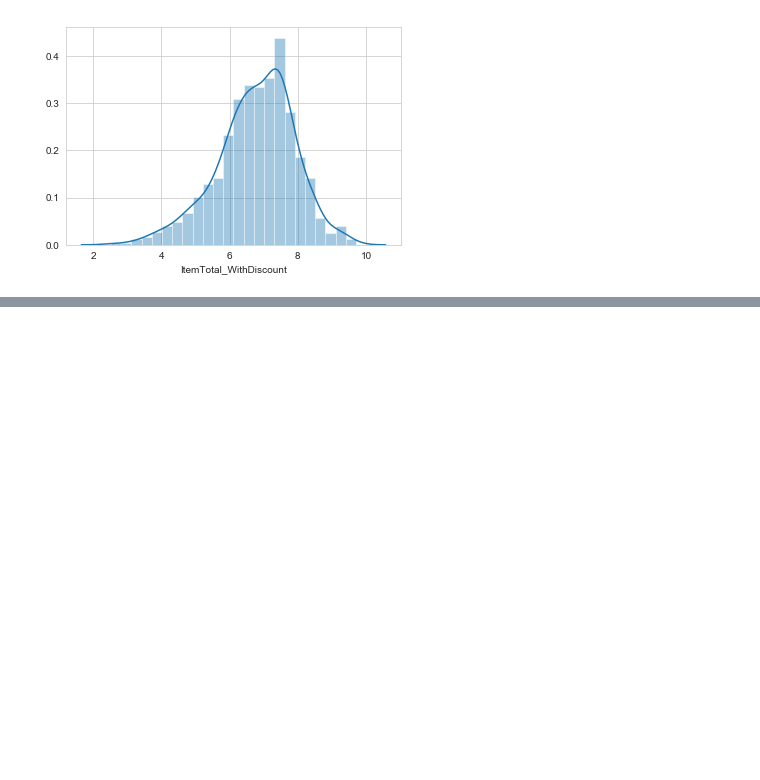
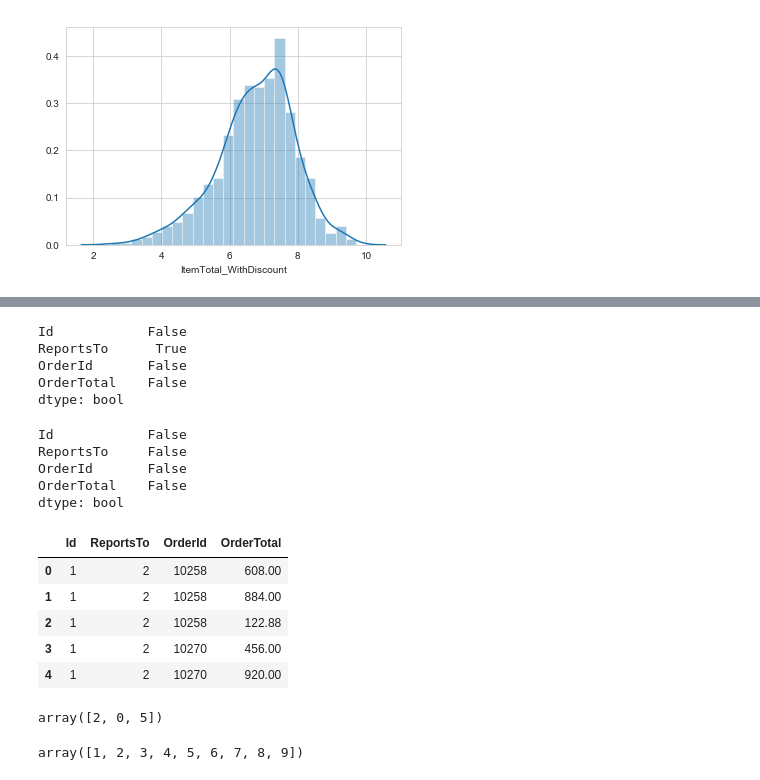
Before and after one commit to akelly66/Flatiron-School, a Jupyter notebook: Mod03/Mod03-Final-Project/Mod03 Final Project.ipynb, the cells around one changed output, grey strips where cells are left out. Saved outputs shown, nothing was run; the diff lists cells and outputs as text; code cells hidden in the pictures; blank space fills up the shorter version.

```diff
--- a/Mod03/Mod03-Final-Project/Mod03 Final Project.ipynb
+++ b/Mod03/Mod03-Final-Project/Mod03 Final Project.ipynb
@@ -449,0 +504,35 @@ countries =  list(total_by_country.ShipCountry.unique())
+# %%
+employee_groups_df.isna().any()
+# %% [output]
+Id            False
+ReportsTo      True
+OrderId       False
+OrderTotal    False
+dtype: bool
+# %%
+employee_groups_df.fillna(0, inplace=True)
+employee_groups_df.isna().any()
+# %% [output]
+Id            False
+ReportsTo     False
+OrderId       False
+OrderTotal    False
+dtype: bool
+# %%
+employee_groups_df.ReportsTo = [int(x) for x in employee_groups_df.ReportsTo]
+employee_groups_df.head()#TURN REPORTS TO COLUMN INTO INTEGER THROUGH LIST COMPREHENSION
+# %% [output]
+|  | Id | ReportsTo | OrderId | OrderTotal |
+| 0 | 1 | 2 | 10258 | 608.00 |
+| 1 | 1 | 2 | 10258 | 884.00 |
+| 2 | 1 | 2 | 10258 | 122.88 |
+| 3 | 1 | 2 | 10270 | 456.00 |
+| 4 | 1 | 2 | 10270 | 920.00 |
+# %%
+employee_groups_df.ReportsTo.unique()
+# %% [output]
+array([2, 0, 5])
+# %%
+employee_groups_df.Id.unique()
+# %% [output]
+array([1, 2, 3, 4, 5, 6, 7, 8, 9])
```
Also changed, not shown: parts of 9 cells of this notebook.
